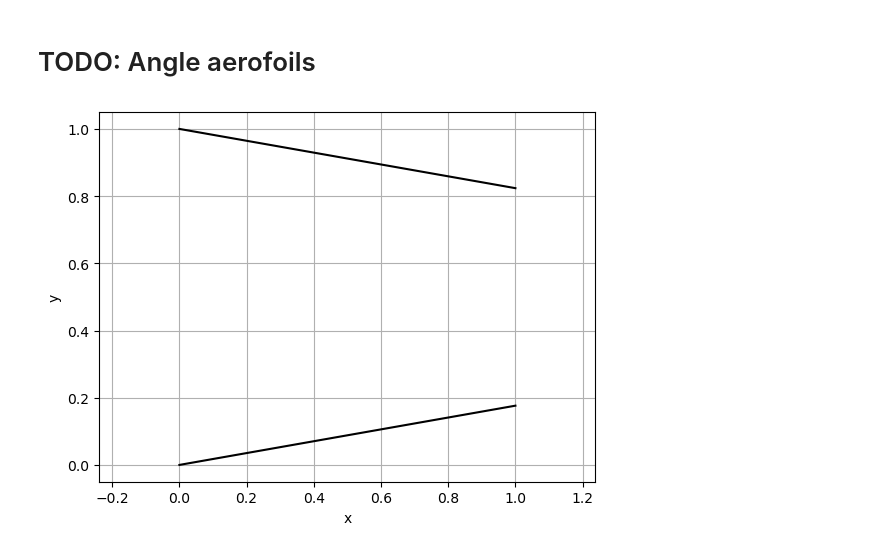
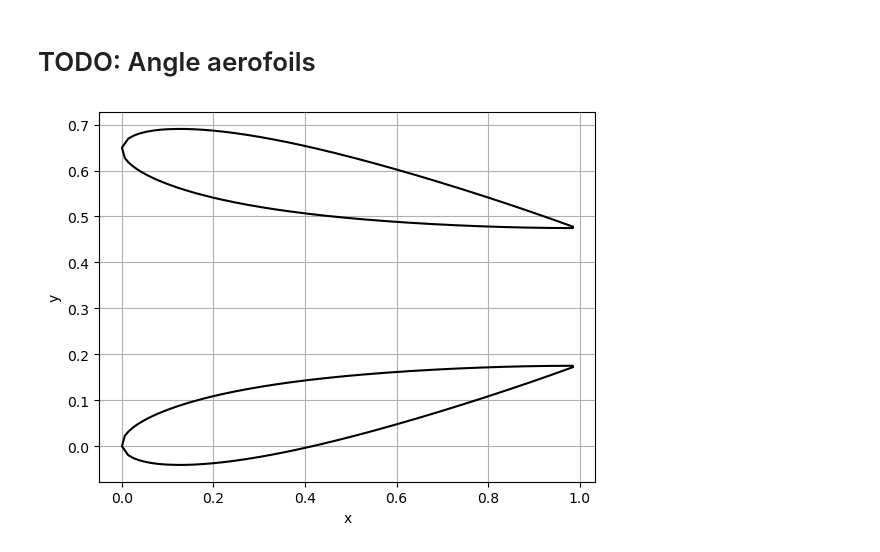
Before and after one commit to pilipb/DP5-code, a Jupyter notebook: testing_foil.ipynb, the cells around one changed output. Saved outputs shown, nothing was run; the diff lists cells and outputs as text; code cells hidden in the pictures.

```diff
--- a/testing_foil.ipynb
+++ b/testing_foil.ipynb
@@ -3,43 +3,44 @@
 # %%
 from aerofoil import *
 from matplotlib import pyplot as plt
 
 
-foil_width = 0.2
-turbine_width = 0.8 + foil_width
+foil_width = 0.15
+turbine_width = 0.5 + foil_width
 turbine_length = 1
 t_c = 0.2
+# alphas = [0,0]
 alphas = [10,-10]
 
+# Create a custom aerofoil
 # x,y = custom_foil(foil_width, t_c,alpha=alphas[0], side='left')
 # x2,y2 = custom_foil(foil_width, t_c,alpha=alphas[1], side='right')
-# y2 = y2 + turbine_width
 
 # Create a NACA 0012 aerofoil
-# x,y = naca_foil(foil_width, alpha=alphas[0])
-# x2,y2 = naca_foil(foil_width, alpha=alphas[1])
-# y2 = y2 + turbine_width
-#
-x, y = nozzle_foil(alpha=alphas[0])
-x2, y2 = nozzle_foil(alpha=alphas[1])
+x,y = naca_foil(foil_width, alpha=alphas[0])
+x2,y2 = naca_foil(foil_width, alpha=alphas[1])
 
+# create a nozzle
+# x, y = nozzle_foil(t=foil_width,alpha=alphas[0])
+# x2, y2 = nozzle_foil(t=foil_width,alpha=alphas[1])
+
+# create an asym foil
 # x,y = naca_one_side(foil_width,side='left', alpha=alphas[0])
 # x2,y2 = naca_one_side(foil_width,side='right', alpha = alphas[1])
-# y2 = y2 + turbine_width
 
 # scale the aerofoil length
 x = x * turbine_length
 x2 = x2 * turbine_length
 
 # Plot the aerofoil
 plt.plot(x,y,'k-')
 plt.plot(x2,y2 + turbine_width,'k-')
 plt.axis('equal')
 plt.xlabel('x')
 plt.ylabel('y')
 plt.grid()
 # %% [output]
-[figure, old version]
+[figure, new version]
 # %%
 import numpy as np
 
```
Also changed, not shown: parts of 4 cells of this notebook, 1 other file.
